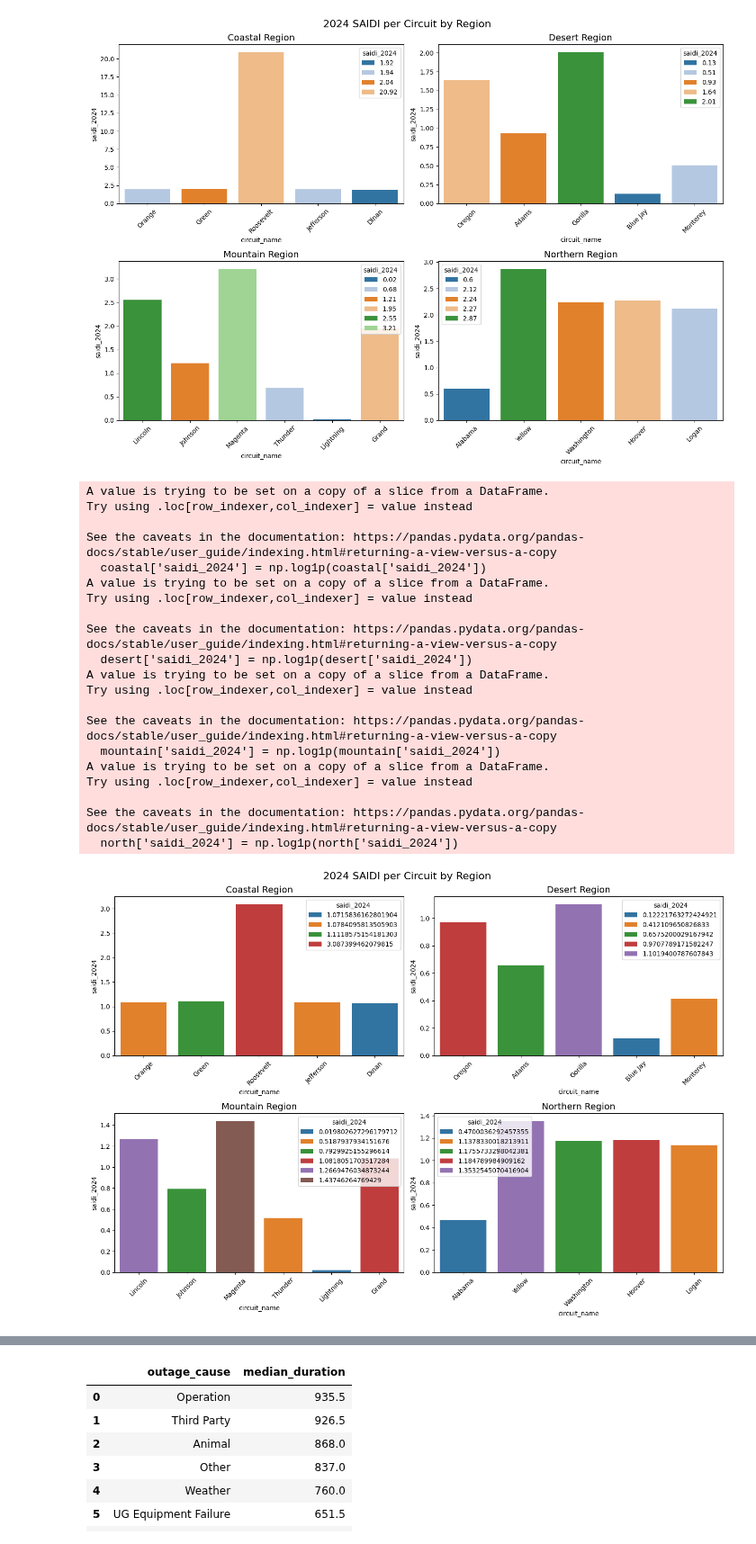
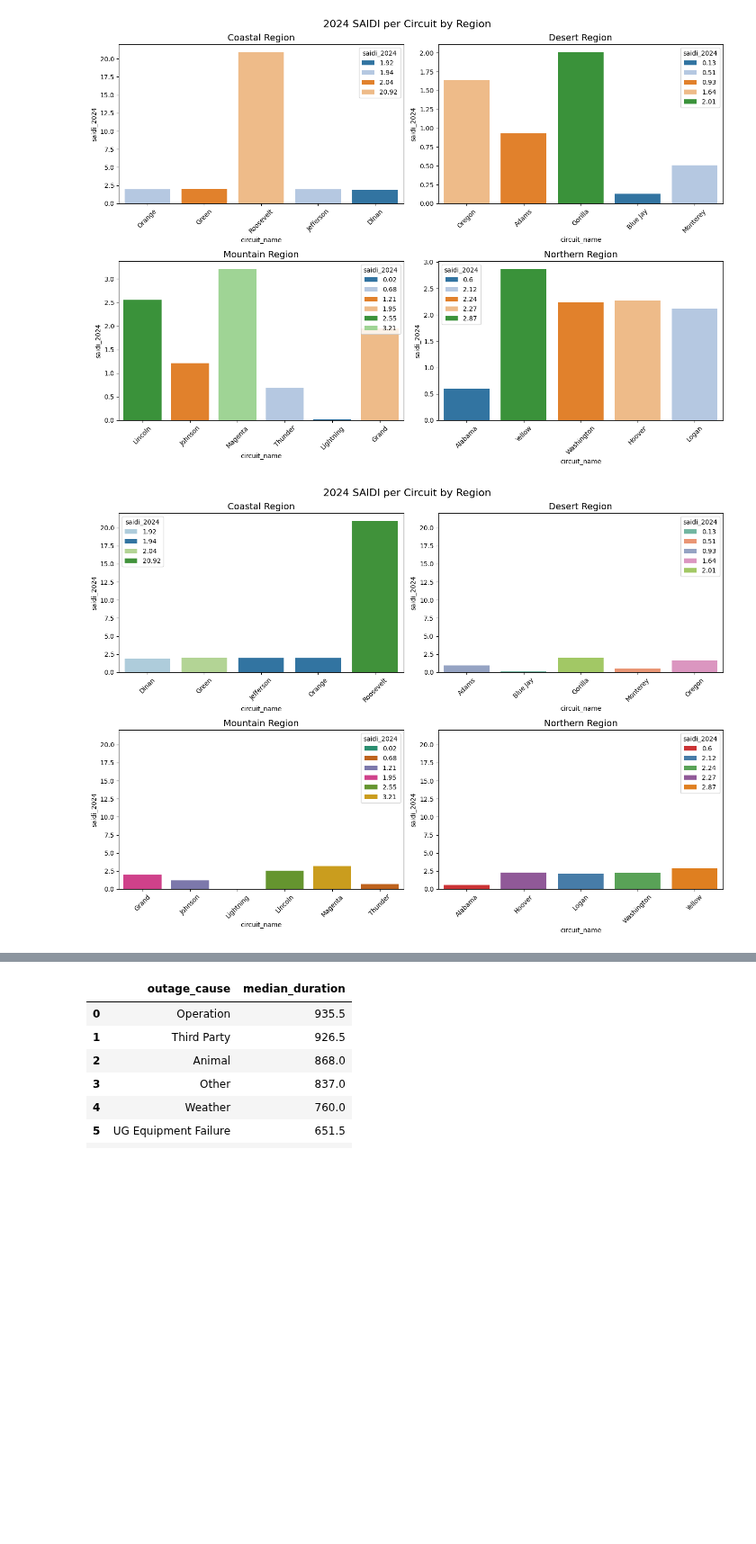
Before and after one commit to GerardoG2/ITC-2025, a Jupyter notebook: circuit-outage-analysis.ipynb, the cells around one changed output, grey strips where cells are left out. Shown at 90% size. Saved outputs shown, nothing was run; the diff lists cells and outputs as text; code cells hidden in the pictures; blank space fills up the shorter version.

Commit message:
cleaned up saidi graphs

```diff
--- a/circuit-outage-analysis.ipynb
+++ b/circuit-outage-analysis.ipynb
@@ -577,57 +577,38 @@ plt.tight_layout()
 [figure]
 # %%
 # saidi per region with log transformed data
-coastal = circuit[ circuit['region'] == 'Coastal' ]
-desert = circuit[ circuit['region'] == 'Desert' ]
-mountain = circuit[ circuit['region'] == 'Mountain' ]
-north = circuit[ circuit['region'] == 'North' ]
+circuit_copy = circuit.copy().sort_values(by = 'circuit_name')
 
-# transform data
-coastal['saidi_2024'] = np.log1p(coastal['saidi_2024'])
-desert['saidi_2024'] = np.log1p(desert['saidi_2024'])
-mountain['saidi_2024'] = np.log1p(mountain['saidi_2024'])
-north['saidi_2024'] = np.log1p(north['saidi_2024'])
+coastal = circuit_copy[ circuit_copy['region'] == 'Coastal' ]
+desert = circuit_copy[ circuit_copy['region'] == 'Desert' ]
+mountain = circuit_copy[ circuit_copy['region'] == 'Mountain' ]
+north = circuit_copy[ circuit_copy['region'] == 'North' ]
+
 
 palette = 'tab10'
 fig, axs = plt.subplots(2,2, figsize = (14,10) )
 
-sns.barplot(coastal, x = coastal['circuit_name'], y=coastal['saidi_2024'], hue = coastal['saidi_2024'], palette = palette, ax = axs[0][0])
+sns.barplot(coastal, x = coastal['circuit_name'], y=coastal['saidi_2024'], hue = coastal['saidi_2024'], palette = 'Paired', ax = axs[0][0], )
 axs[0][0].set_title('Coastal Region', fontsize=14)
 axs[0][0].tick_params(rotation = 45, axis = 'x')
+axs[0][0].set_ylim(0,22)
 
-sns.barplot(desert, x = desert['circuit_name'], y=desert['saidi_2024'], hue = desert['saidi_2024'], palette = palette, ax = axs[0][1])
+sns.barplot(desert, x = desert['circuit_name'], y=desert['saidi_2024'], hue = desert['saidi_2024'], palette = 'Set2', ax = axs[0][1])
 axs[0][1].set_title('Desert Region', fontsize=14)
 axs[0][1].tick_params(rotation = 45, axis = 'x')
+axs[0][1].set_ylim(0,22)
 
-sns.barplot(mountain, x = mountain['circuit_name'], y=mountain['saidi_2024'], hue = mountain['saidi_2024'], palette = palette, ax = axs[1][0])
+sns.barplot(mountain, x = mountain['circuit_name'], y=mountain['saidi_2024'], hue = mountain['saidi_2024'], palette = 'Dark2', ax = axs[1][0])
 axs[1][0].set_title('Mountain Region', fontsize=14)
 axs[1][0].tick_params(rotation = 45, axis = 'x')
+axs[1][0].set_ylim(0,22)
 
-sns.barplot(north, x = north['circuit_name'], y=north['saidi_2024'], hue = north['saidi_2024'], palette = palette, ax = axs[1][1])
+sns.barplot(north, x = north['circuit_name'], y=north['saidi_2024'], hue = north['saidi_2024'], palette = 'Set1', ax = axs[1][1])
 axs[1][1].set_title('Northern Region', fontsize=14)
 axs[1][1].tick_params(rotation = 45, axis = 'x')
+axs[1][1].set_ylim(0,22)
 
 plt.suptitle('2024 SAIDI per Circuit by Region', fontsize=16)
 plt.tight_layout()
 # %% [output]
-A value is trying to be set on a copy of a slice from a DataFrame.
-Try using .loc[row_indexer,col_indexer] = value instead
-
-See the caveats in the documentation: https://pandas.pydata.org/pandas-docs/stable/user_guide/indexing.html#returning-a-view-versus-a-copy
-  coastal['saidi_2024'] = np.log1p(coastal['saidi_2024'])
-A value is trying to be set on a copy of a slice from a DataFrame.
-Try using .loc[row_indexer,col_indexer] = value instead
-
-See the caveats in the documentation: https://pandas.pydata.org/pandas-docs/stable/user_guide/indexing.html#returning-a-view-versus-a-copy
-  desert['saidi_2024'] = np.log1p(desert['saidi_2024'])
-A value is trying to be set on a copy of a slice from a DataFrame.
-Try using .loc[row_indexer,col_indexer] = value instead
-
-See the caveats in the documentation: https://pandas.pydata.org/pandas-docs/stable/user_guide/indexing.html#returning-a-view-versus-a-copy
-  mountain['saidi_2024'] = np.log1p(mountain['saidi_2024'])
-A value is trying to be set on a copy of a slice from a DataFrame.
-Try using .loc[row_indexer,col_indexer] = value instead
-
-See the caveats in the documentation: https://pandas.pydata.org/pandas-docs/stable/user_guide/indexing.html#returning-a-view-versus-a-copy
-  north['saidi_2024'] = np.log1p(north['saidi_2024'])
-[figure, old version]
+[figure, new version]
```
Also changed, not shown: parts of 2 cells of this notebook.
